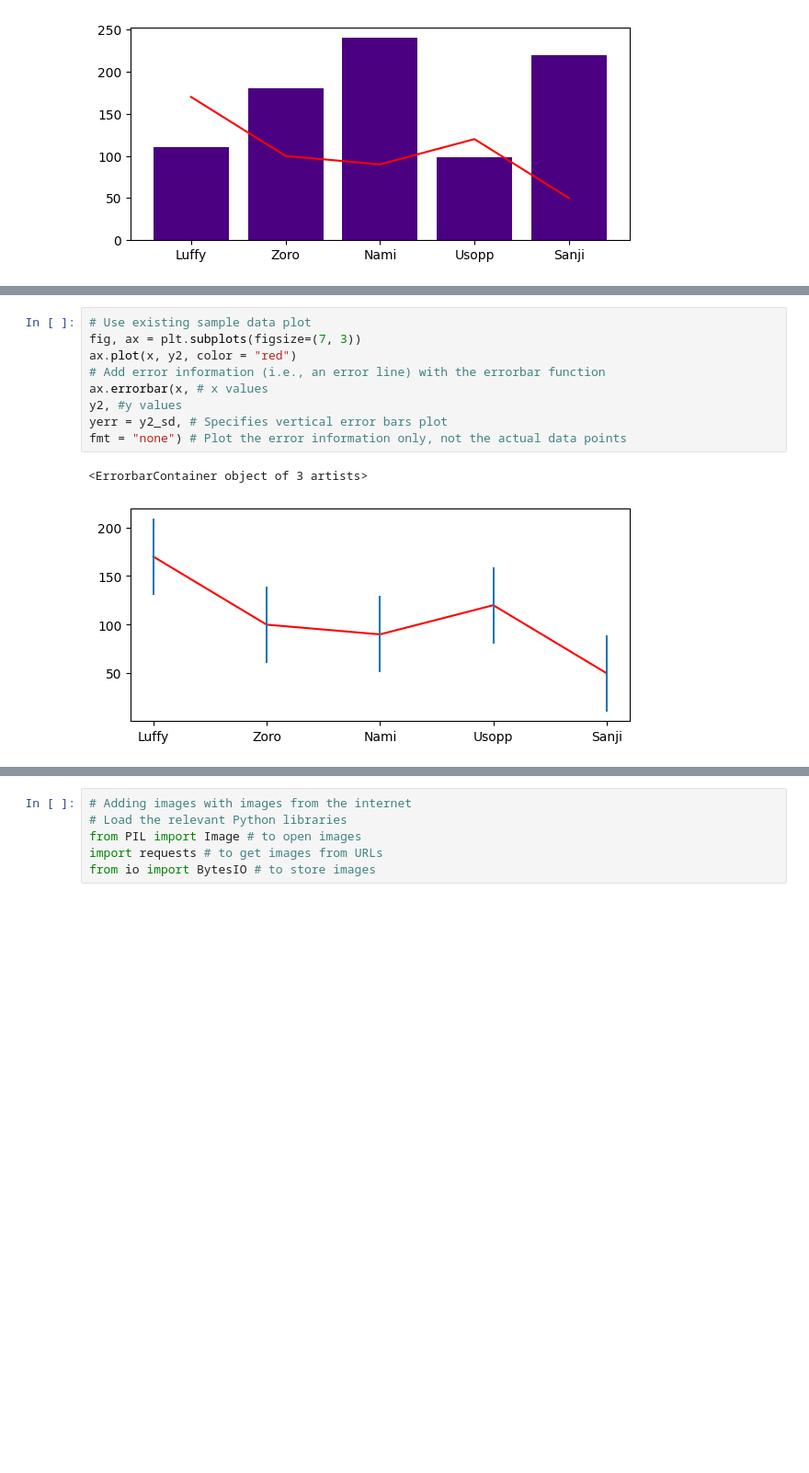
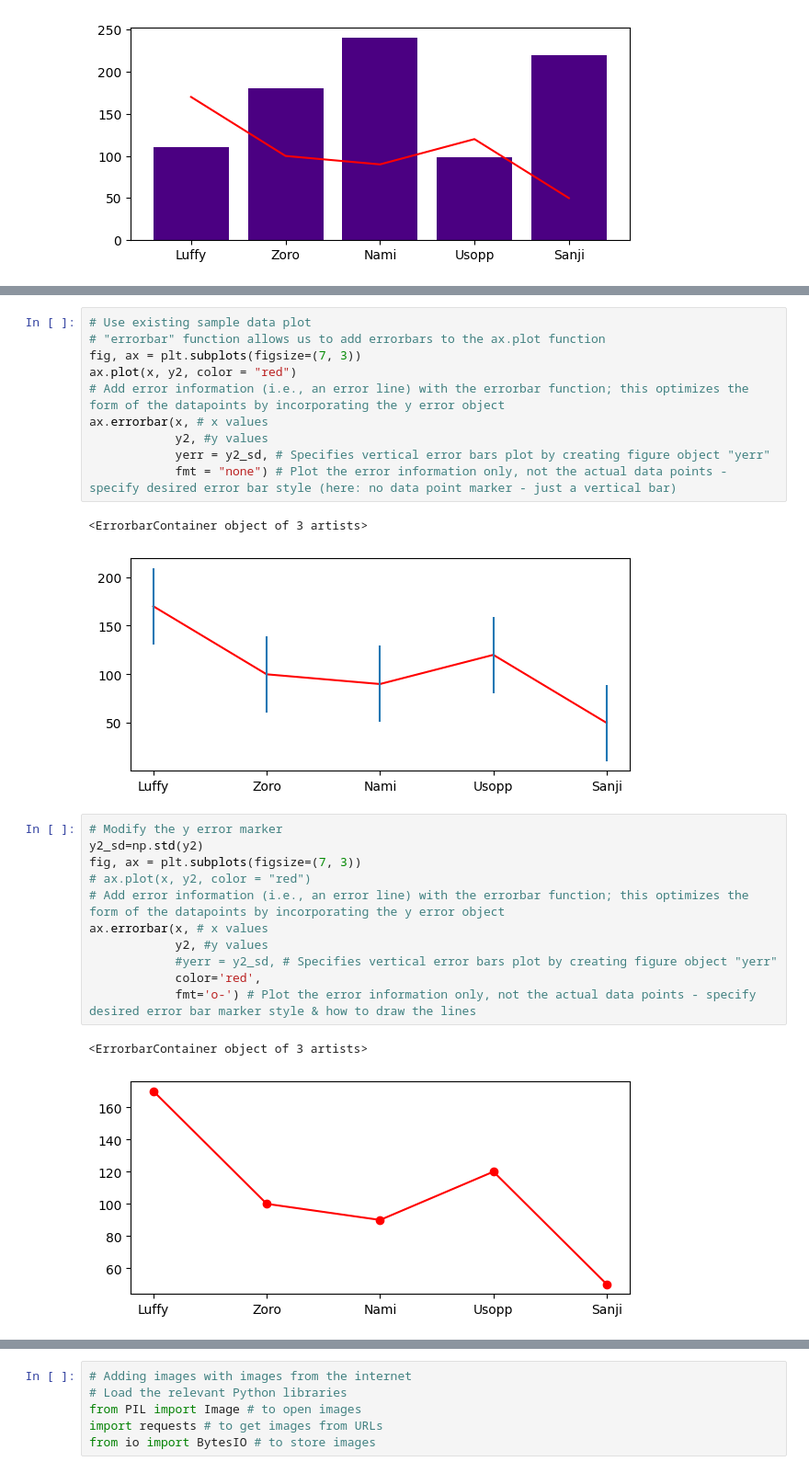
Before and after one commit to cvasoff/visualization, a Jupyter notebook: 02_activities/assignments/participation/Jan27_Day4.ipynb, the cells around one changed output, grey strips where cells are left out. Shown at 92% size. Drawn from its saved outputs; the diff is of its cells as text; blank space fills up the shorter version.

```diff
--- a/02_activities/assignments/participation/Jan27_Day4.ipynb
+++ b/02_activities/assignments/participation/Jan27_Day4.ipynb
@@ -125,13 +154,28 @@ ax.plot(x, y2, color = "red")
 [figure]
 # %%
 # Use existing sample data plot
+# "errorbar" function allows us to add errorbars to the ax.plot function
 fig, ax = plt.subplots(figsize=(7, 3))
 ax.plot(x, y2, color = "red")
-# Add error information (i.e., an error line) with the errorbar function
+# Add error information (i.e., an error line) with the errorbar function; this optimizes the form of the datapoints by incorporating the y error object
 ax.errorbar(x, # x values
-y2, #y values
-yerr = y2_sd, # Specifies vertical error bars plot
-fmt = "none") # Plot the error information only, not the actual data points
+            y2, #y values
+            yerr = y2_sd, # Specifies vertical error bars plot by creating figure object "yerr"
+            fmt = "none") # Plot the error information only, not the actual data points - specify desired error bar style (here: no data point marker - just a vertical bar)
 # %% [output]
 <ErrorbarContainer object of 3 artists>
 [figure]
+# %%
+# Modify the y error marker
+y2_sd=np.std(y2)
+fig, ax = plt.subplots(figsize=(7, 3))
+# ax.plot(x, y2, color = "red")
+# Add error information (i.e., an error line) with the errorbar function; this optimizes the form of the datapoints by incorporating the y error object
+ax.errorbar(x, # x values
+            y2, #y values
+            #yerr = y2_sd, # Specifies vertical error bars plot by creating figure object "yerr"
+            color='red',
+            fmt='o-') # Plot the error information only, not the actual data points - specify desired error bar marker style & how to draw the lines
+# %% [output]
+<ErrorbarContainer object of 3 artists>
+[figure, added]
```
Also changed, not shown: parts of 17 cells of this notebook.
